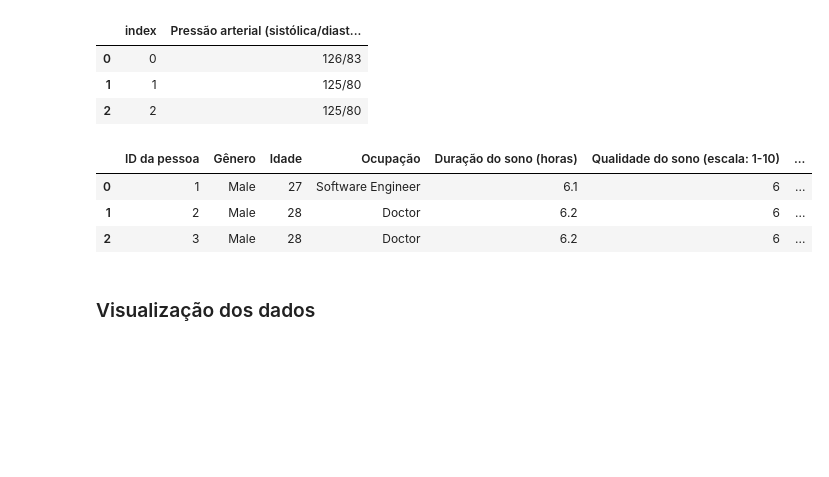
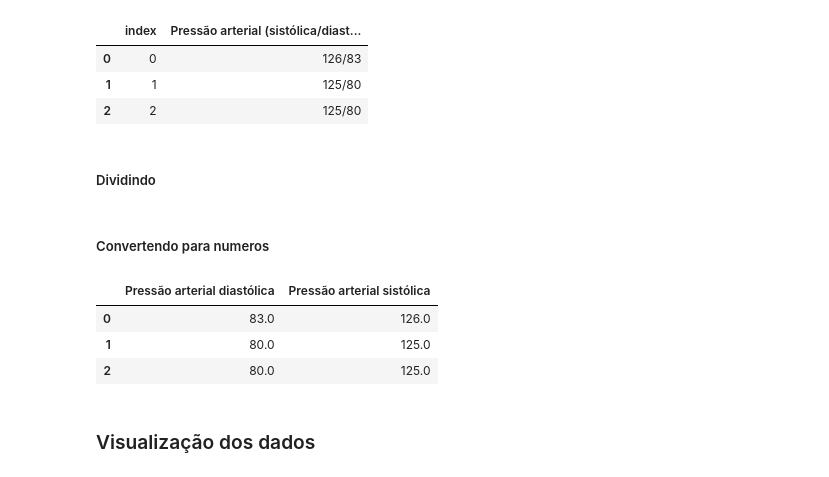
Before and after one commit to kaladabrio2020/Classfica-aoQualidadeDoSono, a Jupyter notebook: Analise.ipynb, the cells around one changed output. Cells and saved outputs as stored; diff of their text form; code cells hidden in the pictures; blank space fills up the shorter version.

Commit message:
data3

```diff
--- a/Analise.ipynb
+++ b/Analise.ipynb
@@ -114,19 +114,26 @@ PressaoArterial.head(3)
 | 0 | 0 | 126/83 |
 | 1 | 1 | 125/80 |
 | 2 | 2 | 125/80 |
+# %% [markdown]
+##### Dividindo
 # %%
 data[
     ['Pressão arterial sistólica','Pressão arterial diastólica']
     ] = PressaoArterial['Pressão arterial (sistólica/diastólica)'].str.split('/',expand=True)
+# %% [markdown]
+##### Convertendo para numeros
+# %%
+data['Pressão arterial diastólica'] = data['Pressão arterial diastólica'].astype(float)
+data['Pressão arterial sistólica']  = data['Pressão arterial sistólica'].astype(float)
 # %%
 data.drop(columns='Pressão arterial (sistólica/diastólica)',inplace=True)
 # %%
-data.head(3)
+data[['Pressão arterial diastólica','Pressão arterial sistólica']].head(3)
 # %% [output]
-|  | ID da pessoa | Gênero | Idade | Ocupação | Duração do sono (horas) | Qualidade do sono (escala: 1-10) | ... |
-| 0 | 1 | Male | 27 | Software Engineer | 6.1 | 6 | ... |
-| 1 | 2 | Male | 28 | Doctor | 6.2 | 6 | ... |
-| 2 | 3 | Male | 28 | Doctor | 6.2 | 6 | ... |
+|  | Pressão arterial diastólica | Pressão arterial sistólica |
+| 0 | 83.0 | 126.0 |
+| 1 | 80.0 | 125.0 |
+| 2 | 80.0 | 125.0 |
 # %% [markdown]
 ### Visualização dos dados
 # %% [markdown]
```
Also changed, not shown: parts of 31 cells of this notebook.
